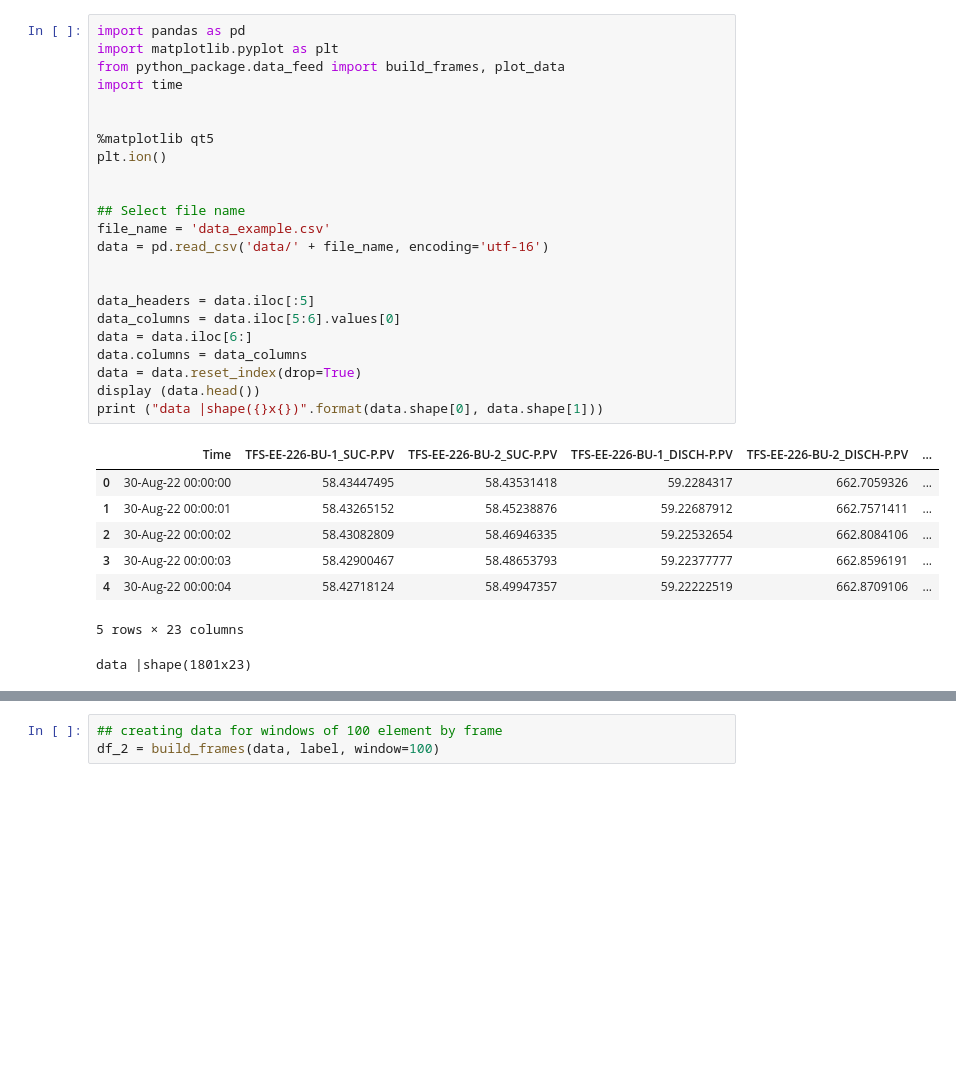
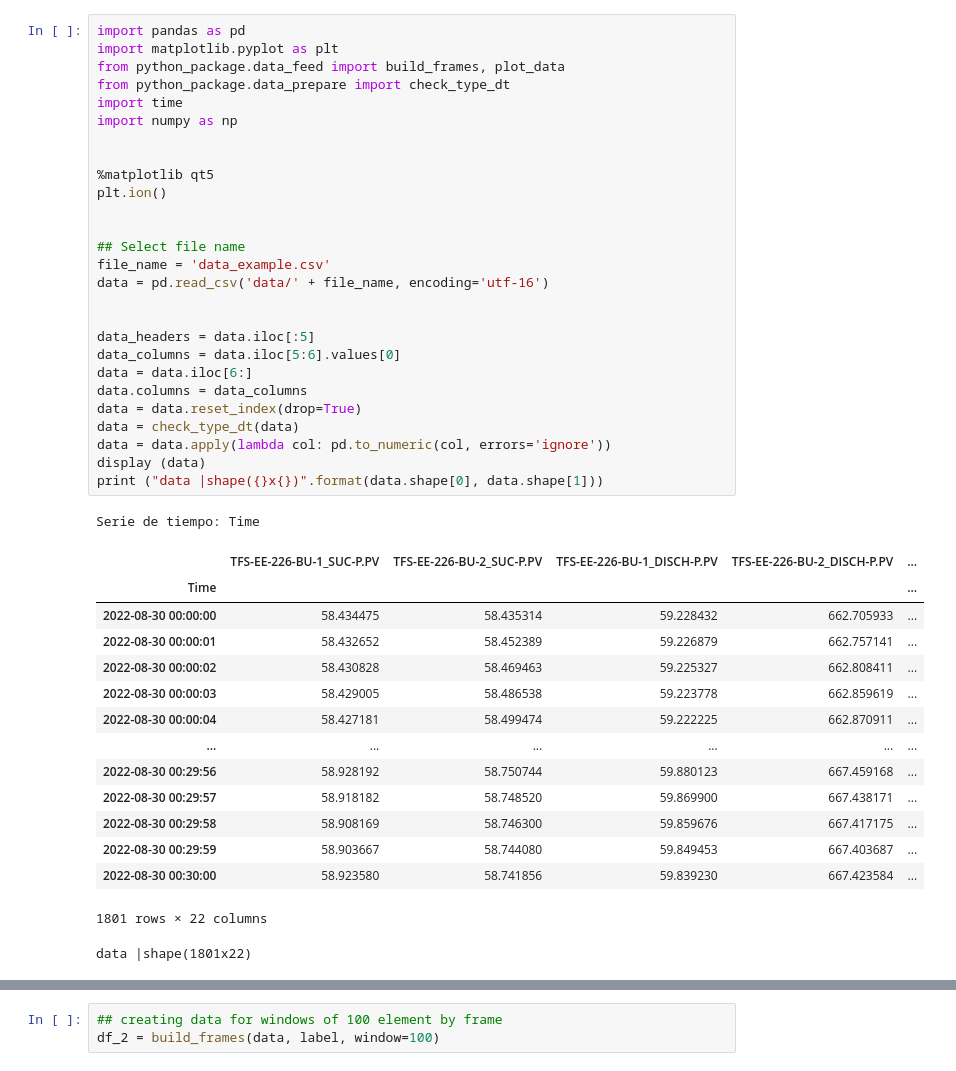
Before and after one commit to jackonedev/GifAnimationsAPP, a Jupyter notebook: second_dataset.ipynb, the cells around one changed output, grey strips where cells are left out. Drawn from its saved outputs; the diff is of its cells as text; blank space fills up the shorter version.

```diff
--- a/second_dataset.ipynb
+++ b/second_dataset.ipynb
@@ -1,32 +1,44 @@
 # %%
 import pandas as pd
 import matplotlib.pyplot as plt
 from python_package.data_feed import build_frames, plot_data
+from python_package.data_prepare import check_type_dt
 import time
+import numpy as np
 
 
 %matplotlib qt5
 plt.ion()
 
 
 ## Select file name
 file_name = 'data_example.csv'
 data = pd.read_csv('data/' + file_name, encoding='utf-16')
 
 
 data_headers = data.iloc[:5]
 data_columns = data.iloc[5:6].values[0]
 data = data.iloc[6:]
 data.columns = data_columns
 data = data.reset_index(drop=True)
-display (data.head())
+data = check_type_dt(data)
+data = data.apply(lambda col: pd.to_numeric(col, errors='ignore'))
+display (data)
 print ("data |shape({}x{})".format(data.shape[0], data.shape[1]))
 # %% [output]
+Serie de tiempo: Time
-|  | Time | TFS-EE-226-BU-1_SUC-P.PV | TFS-EE-226-BU-2_SUC-P.PV | TFS-EE-226-BU-1_DISCH-P.PV | TFS-EE-226-BU-2_DISCH-P.PV | ... |
-| 0 | 30-Aug-22 00:00:00 | 58.43447495 | 58.43531418 | 59.2284317 | 662.7059326 | ... |
-| 1 | 30-Aug-22 00:00:01 | 58.43265152 | 58.45238876 | 59.22687912 | 662.7571411 | ... |
-| 2 | 30-Aug-22 00:00:02 | 58.43082809 | 58.46946335 | 59.22532654 | 662.8084106 | ... |
-| 3 | 30-Aug-22 00:00:03 | 58.42900467 | 58.48653793 | 59.22377777 | 662.8596191 | ... |
-| 4 | 30-Aug-22 00:00:04 | 58.42718124 | 58.49947357 | 59.22222519 | 662.8709106 | ... |
+|  | TFS-EE-226-BU-1_SUC-P.PV | TFS-EE-226-BU-2_SUC-P.PV | TFS-EE-226-BU-1_DISCH-P.PV | TFS-EE-226-BU-2_DISCH-P.PV | ... |
+| Time |  |  |  |  | ... |
+| 2022-08-30 00:00:00 | 58.434475 | 58.435314 | 59.228432 | 662.705933 | ... |
+| 2022-08-30 00:00:01 | 58.432652 | 58.452389 | 59.226879 | 662.757141 | ... |
+| 2022-08-30 00:00:02 | 58.430828 | 58.469463 | 59.225327 | 662.808411 | ... |
+| 2022-08-30 00:00:03 | 58.429005 | 58.486538 | 59.223778 | 662.859619 | ... |
+| 2022-08-30 00:00:04 | 58.427181 | 58.499474 | 59.222225 | 662.870911 | ... |
+| ... | ... | ... | ... | ... | ... |
+| 2022-08-30 00:29:56 | 58.928192 | 58.750744 | 59.880123 | 667.459168 | ... |
+| 2022-08-30 00:29:57 | 58.918182 | 58.748520 | 59.869900 | 667.438171 | ... |
+| 2022-08-30 00:29:58 | 58.908169 | 58.746300 | 59.859676 | 667.417175 | ... |
+| 2022-08-30 00:29:59 | 58.903667 | 58.744080 | 59.849453 | 667.403687 | ... |
+| 2022-08-30 00:30:00 | 58.923580 | 58.741856 | 59.839230 | 667.423584 | ... |
-5 rows × 23 columns
-data |shape(1801x23)
+1801 rows × 22 columns
+data |shape(1801x22)
```
Also changed, not shown: parts of 3 cells of this notebook, 2 other files.
